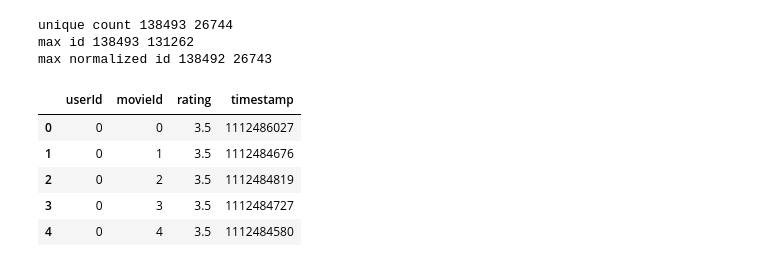
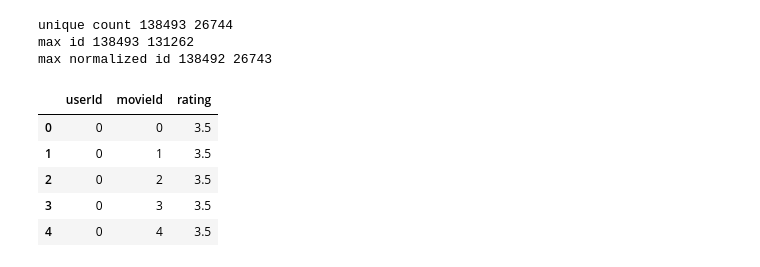
Before and after one commit to vlad17/learning-to-deep-learn, a Jupyter notebook: notebooks/movielens.ipynb, the cells around one changed output. Cells and saved outputs as stored; diff of their text form; code cells hidden in the pictures.

```diff
--- a/notebooks/movielens.ipynb
+++ b/notebooks/movielens.ipynb
@@ -30,34 +38,36 @@ genome-scores.csv  links.csv        ratings.csv
 import pandas as pd
 ratings = pd.read_csv(ml20_path + 'ratings.csv')
 # %%
+# Convert movies to indices
 import numpy as np
-# Start from 0
+
 unique_users = ratings.userId.unique()
 unique_movies = ratings.movieId.unique()
 print('unique count', len(unique_users), len(unique_movies))
 print('max id', unique_users.max(), unique_movies.max())
 users_unique = pd.Series(np.arange(len(unique_users)), index=unique_users)
 movies_unique = pd.Series(np.arange(len(unique_movies)), index=unique_movies)
 
 ratings.userId = ratings.userId.map(users_unique)
 ratings.movieId = ratings.movieId.map(movies_unique)
 print('max normalized id', ratings.userId.max(), ratings.movieId.max())
 
 n_users = len(users_unique)
 n_movies = len(movies_unique)
 
 from IPython.display import display
+ratings.drop('timestamp', axis=1, inplace=True)
 display(ratings.head())
 # %% [output]
 unique count 138493 26744
 max id 138493 131262
 max normalized id 138492 26743
-|  | userId | movieId | rating | timestamp |
-| 0 | 0 | 0 | 3.5 | 1112486027 |
-| 1 | 0 | 1 | 3.5 | 1112484676 |
-| 2 | 0 | 2 | 3.5 | 1112484819 |
-| 3 | 0 | 3 | 3.5 | 1112484727 |
-| 4 | 0 | 4 | 3.5 | 1112484580 |
+|  | userId | movieId | rating |
+| 0 | 0 | 0 | 3.5 |
+| 1 | 0 | 1 | 3.5 |
+| 2 | 0 | 2 | 3.5 |
+| 3 | 0 | 3 | 3.5 |
+| 4 | 0 | 4 | 3.5 |
 # %%
 movie_factors = 50
 user_factors = n_users * movie_factors // n_movies
```
Also changed, not shown: parts of 14 cells of this notebook, 2 other files.
